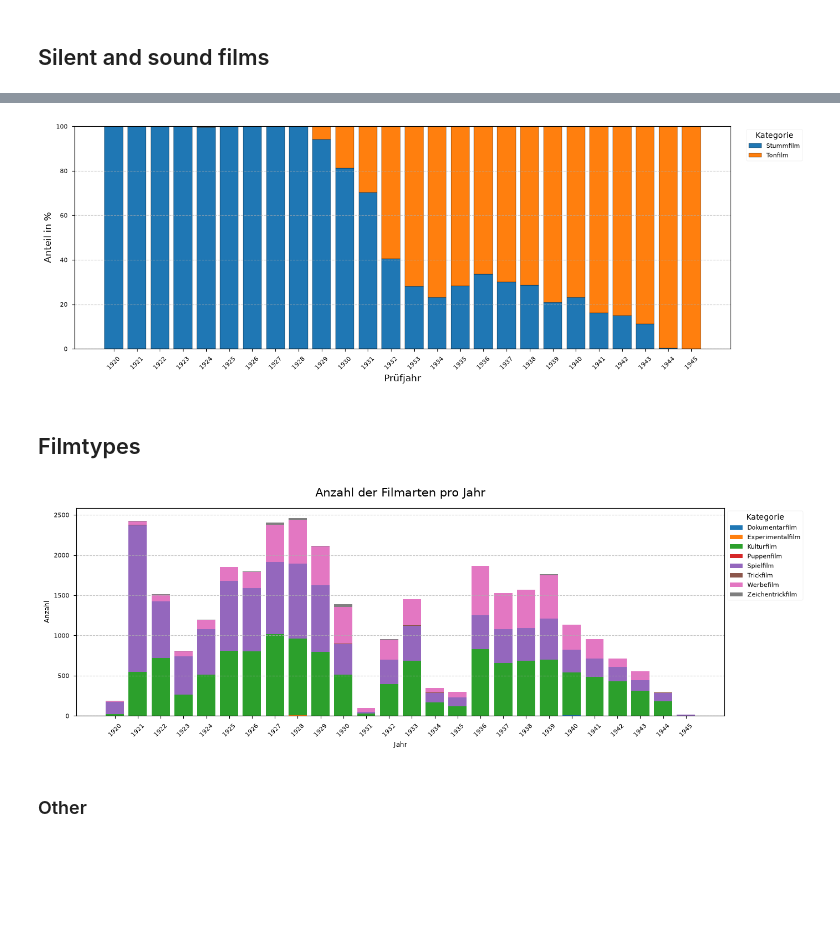
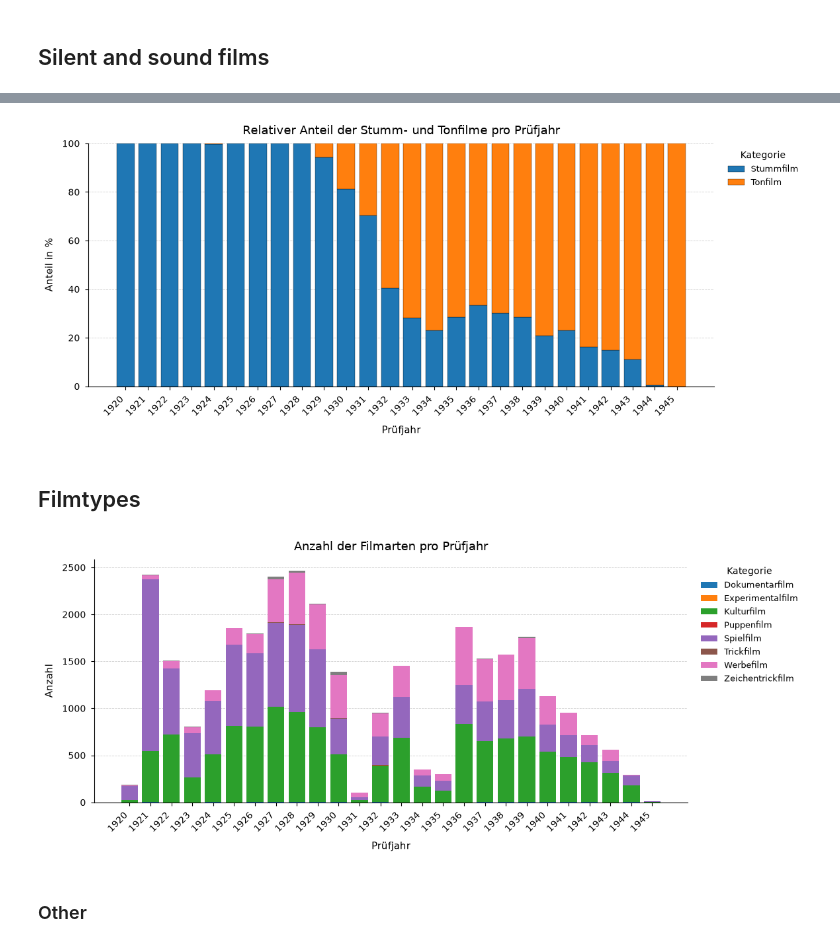
Before and after one commit to codemitdjango/german-film-censorship, a Jupyter notebook: src/analysis/metadata_analysis.ipynb, the cells around one changed output, grey strips where cells are left out. Saved outputs shown, nothing was run; the diff lists cells and outputs as text; code cells hidden in the pictures; blank space fills up the shorter version.

```diff
--- a/src/analysis/metadata_analysis.ipynb
+++ b/src/analysis/metadata_analysis.ipynb
@@ -347,35 +357,30 @@ plt.show()
 df_silent_sound = df.groupby(['Jahr', 'Stumm-/Tonfilm']).size().unstack(fill_value=0)
 
 # initiziale Plot
-fig, ax = plt.subplots(figsize=(14, 5))
+fig, ax = plt.subplots(figsize=PLOT_FIGSIZE)
 
 years = df_silent_sound.index
 bottom_values = pd.Series(0.0, index=years)
 
 # iterate trough each columns and stack with absolute value
-for silent_sound in df_silent_sound.columns:
+for i, silent_sound in enumerate(df_silent_sound.columns):
     ax.bar(
         years,
         df_silent_sound[silent_sound], # y_value = height of current bar
         bottom=bottom_values,   # y_starting = height  whre this segment begins
         label=silent_sound,
+        color=PLOT_COLORS[i % len(PLOT_COLORS)],
         edgecolor='black',
         linewidth=0.0
     )
     bottom_values += df_silent_sound[silent_sound]
 
-# Layout/Title
-ax.set_title('Anzahl der Stumm- und Tonfilme pro Jahr', fontsize=15, pad=15)
-ax.set_xlabel('Prüfjahr')
-ax.set_ylabel('Anzahl')
+format_plot(ax, 'Anzahl der Stumm- und Tonfilme pro Prüfjahr', 'Anzahl')
 ax.set_xticks(years)
 ax.set_xticklabels(years, rotation=45)
 
-ax.legend(title='Kategorie', bbox_to_anchor=(1, 1), loc='upper left')
-
-ax.grid(axis='y', linestyle='--', alpha=0.7)
-
-fig.tight_layout()
-save_plts(plt, "plots/metadata/sound_silent_by_year.png")
+ax.legend(title='Kategorie', bbox_to_anchor=(1.01, 1), loc='upper left', fontsize=9, title_fontsize=10, frameon=False)
+finish_plot(fig, with_legend=True)
+save_plts(fig, "plots/metadata/sound_silent_by_year.png")
 plt.show()
 # %% [output]
@@ -383,44 +388,39 @@ plt.show()
 # %%
 # data
 df_grouped = df.groupby(['Jahr', 'Stumm-/Tonfilm']).size().unstack(fill_value=0)
 
 plot_df = df_grouped.div(df_grouped.sum(axis=1), axis=0) * 100
 jahre = plot_df.index
 
 # initialize Plot
-fig, ax = plt.subplots(figsize=(14, 5))
+fig, ax = plt.subplots(figsize=PLOT_FIGSIZE)
 
 bottom_values = pd.Series(0.0, index=jahre)
 
-for type in plot_df.columns:
+for i, type in enumerate(plot_df.columns):
     ax.bar(
         jahre,
         plot_df[type],
         bottom=bottom_values,
         label=type,
+        color=PLOT_COLORS[i % len(PLOT_COLORS)],
         edgecolor='black'
     )
     bottom_values += plot_df[type]
 
-# Layout/Title
-# ax.set_title('Relativer Anteil der Filmarten pro Jahr (100% gestapelt)', fontsize=15, pad=15)
-ax.set_xlabel('Prüfjahr', fontsize=12)
-ax.set_ylabel('Anteil in %', fontsize=12)
+format_plot(ax, 'Relativer Anteil der Stumm- und Tonfilme pro Prüfjahr', 'Anteil in %')
 
 ax.set_xticks(jahre)
 ax.set_xticklabels(jahre, rotation=45)
 
 ax.set_ylim(0, 100)
 
-ax.legend(title='Kategorie', bbox_to_anchor=(1.02, 1), loc='upper left')
-
-ax.grid(axis='y', linestyle='--', alpha=0.7)
-
-fig.tight_layout()
-save_plts(plt, "plots/metadata/sound_silent_relative.png")
+ax.legend(title='Kategorie', bbox_to_anchor=(1.01, 1), loc='upper left', fontsize=9, title_fontsize=10, frameon=False)
+finish_plot(fig, with_legend=True)
+save_plts(fig, "plots/metadata/sound_silent_relative.png")
 plt.show()
 # %% [output]
-[figure, old version]
+[figure, new version]
 # %% [markdown]
 ## Filmtypes
 # %%
@@ -428,39 +428,34 @@ plt.show()
 df_filmtypes = df.groupby(['Jahr', 'Filmart']).size().unstack(fill_value=0)
 
 # initiziale Plot
-fig, ax = plt.subplots(figsize=((14, 5)))
+fig, ax = plt.subplots(figsize=PLOT_FIGSIZE)
 
 years = df_filmtypes.index
 bottom_values = pd.Series(0.0, index=years)
 
 # iterate trough each columns (Filmtypes) and stack with absolute value
-for filmtype in df_filmtypes.columns:
+for i, filmtype in enumerate(df_filmtypes.columns):
     ax.bar(
         years,
         df_filmtypes[filmtype], # y_value = height of current bar
         bottom=bottom_values,   # y_starting = height  whre this segment begins
         label=filmtype,
+        color=PLOT_COLORS[i % len(PLOT_COLORS)],
         edgecolor='black',
         linewidth=0.0
     )
     bottom_values += df_filmtypes[filmtype]
 
-# Layout/Title
-ax.set_title('Anzahl der Filmarten pro Jahr', fontsize=15, pad=15)
-ax.set_xlabel('Jahr')
-ax.set_ylabel('Anzahl')
+format_plot(ax, 'Anzahl der Filmarten pro Prüfjahr', 'Anzahl')
 ax.set_xticks(years)
 ax.set_xticklabels(years, rotation=45)
 
-ax.legend(title='Kategorie', bbox_to_anchor=(1, 1), loc='upper left')
-
-ax.grid(axis='y', linestyle='--', alpha=0.7)
-
-fig.tight_layout()
-save_plts(plt, "plots/metadata/filmtypes_by_year.png")
+ax.legend(title='Kategorie', bbox_to_anchor=(1.01, 1), loc='upper left', fontsize=9, title_fontsize=10, frameon=False)
+finish_plot(fig, with_legend=True)
+save_plts(fig, "plots/metadata/filmtypes_by_year.png")
 plt.show()
 # %% [output]
-[figure, old version]
+[figure, new version]
 # %% [markdown]
 ### Other
 # %%
```
Also changed, not shown: parts of 7 cells of this notebook, 9 other files.
